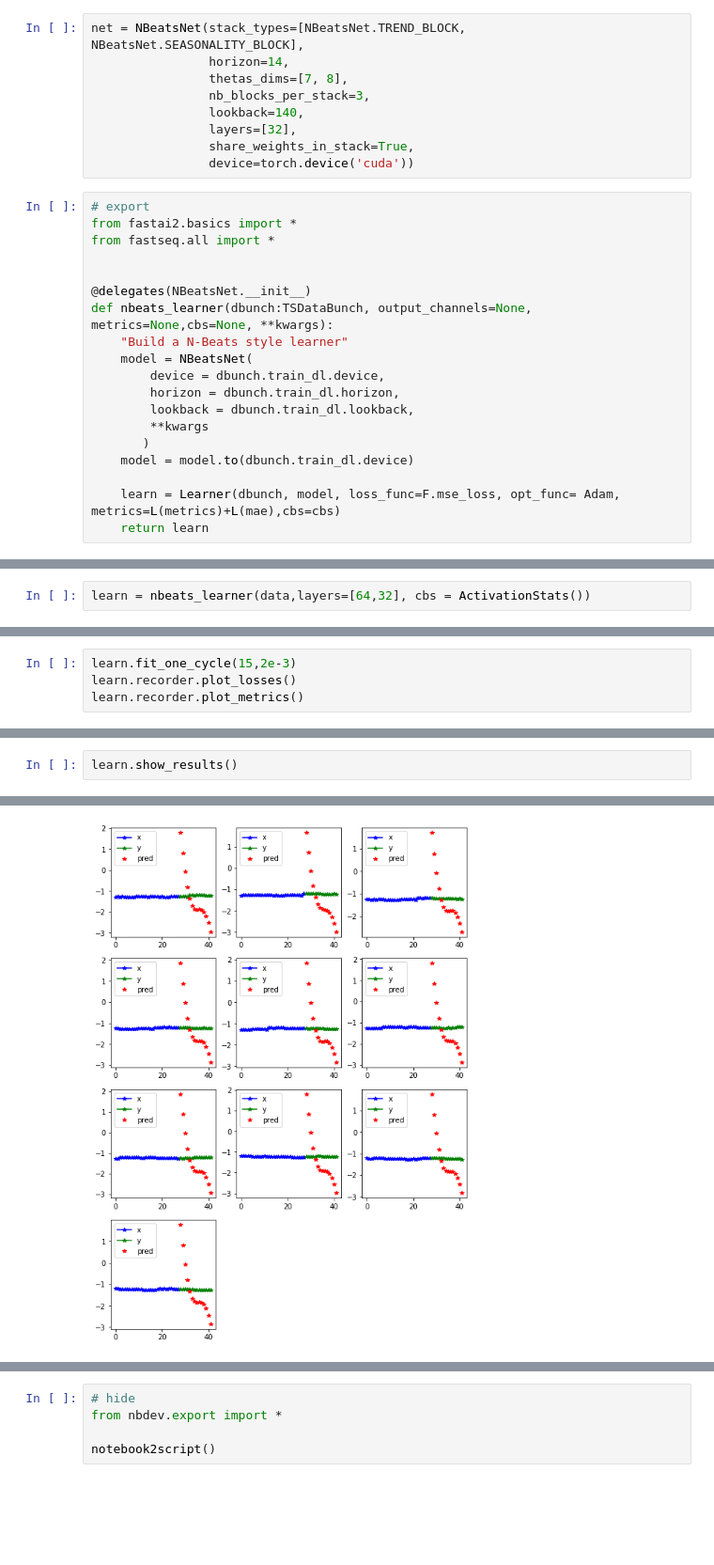
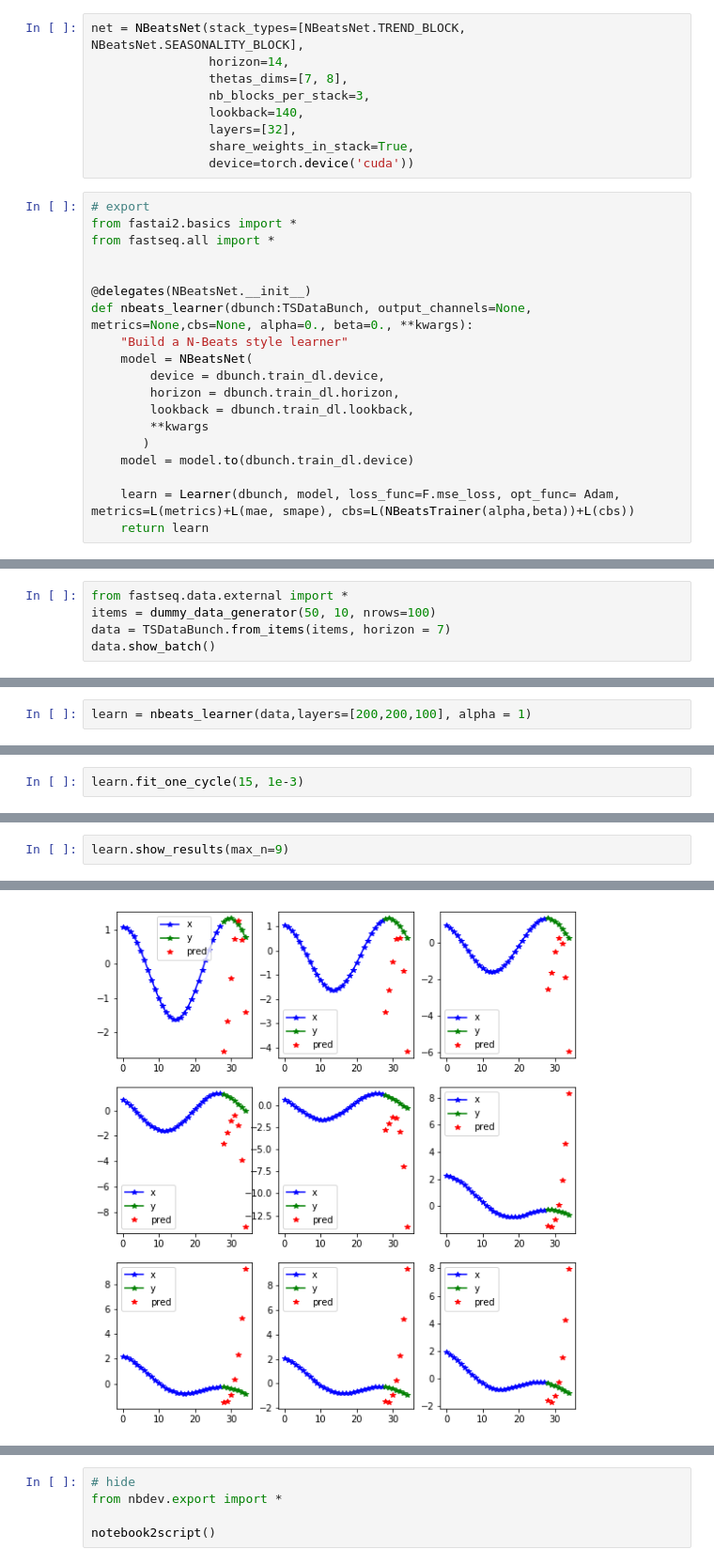
Before and after one commit to takotab/fastseq, a Jupyter notebook: nbs/10_models.nbeats.ipynb, the cells around one changed output, grey strips where cells are left out. Shown at 94% size. Drawn from its saved outputs; the diff is of its cells as text; blank space fills up the shorter version.

```diff
--- a/nbs/10_models.nbeats.ipynb
+++ b/nbs/10_models.nbeats.ipynb
@@ -291,7 +317,7 @@ from fastseq.all import *
 
 
 @delegates(NBeatsNet.__init__)
-def nbeats_learner(dbunch:TSDataBunch, output_channels=None, metrics=None,cbs=None, **kwargs):
+def nbeats_learner(dbunch:TSDataBunch, output_channels=None, metrics=None,cbs=None, alpha=0., beta=0., **kwargs):
     "Build a N-Beats style learner"
     model = NBeatsNet(
         device = dbunch.train_dl.device,
@@ -301,5 +327,5 @@ def nbeats_learner(dbunch:TSDataBunch, output_channels=None, metrics=None,cbs=No
        )
     model = model.to(dbunch.train_dl.device)
 
-    learn = Learner(dbunch, model, loss_func=F.mse_loss, opt_func= Adam, metrics=L(metrics)+L(mae),cbs=cbs)
+    learn = Learner(dbunch, model, loss_func=F.mse_loss, opt_func= Adam, metrics=L(metrics)+L(mae, smape), cbs=L(NBeatsTrainer(alpha,beta))+L(cbs))
     return learn
@@ -314,0 +332,5 @@ a = [(np.mean(o[0].data.cpu().numpy()),np.std(o[0].data.cpu().numpy()) ) for o i
+# %%
+from fastseq.data.external import *
+items = dummy_data_generator(50, 10, nrows=100)
+data = TSDataBunch.from_items(items, horizon = 7)
+data.show_batch()
@@ -315,5 +340,5 @@ a = [(np.mean(o[0].data.cpu().numpy()),np.std(o[0].data.cpu().numpy()) ) for o i
 # %%
-learn = nbeats_learner(data,layers=[64,32], cbs = ActivationStats())
+learn = nbeats_learner(data,layers=[200,200,100], alpha = 1)
 # %%
 from fastai2.callback.all import *
 learn.lr_find()
@@ -323,5 +348,3 @@ learn.lr_find()
 # %%
-learn.fit_one_cycle(15,2e-3)
-learn.recorder.plot_losses()
-learn.recorder.plot_metrics()
+learn.fit_one_cycle(15, 1e-3)
 # %% [output]
@@ -345,5 +367,5 @@ AttributeError: plot_losses
 # %%
-learn.show_results()
+learn.show_results(max_n=9)
 # %% [output]
 [interactive output not drawn]
-[figure, old version]
+[figure, new version]
```
Also changed, not shown: parts of 17 cells of this notebook, 7 other files.
